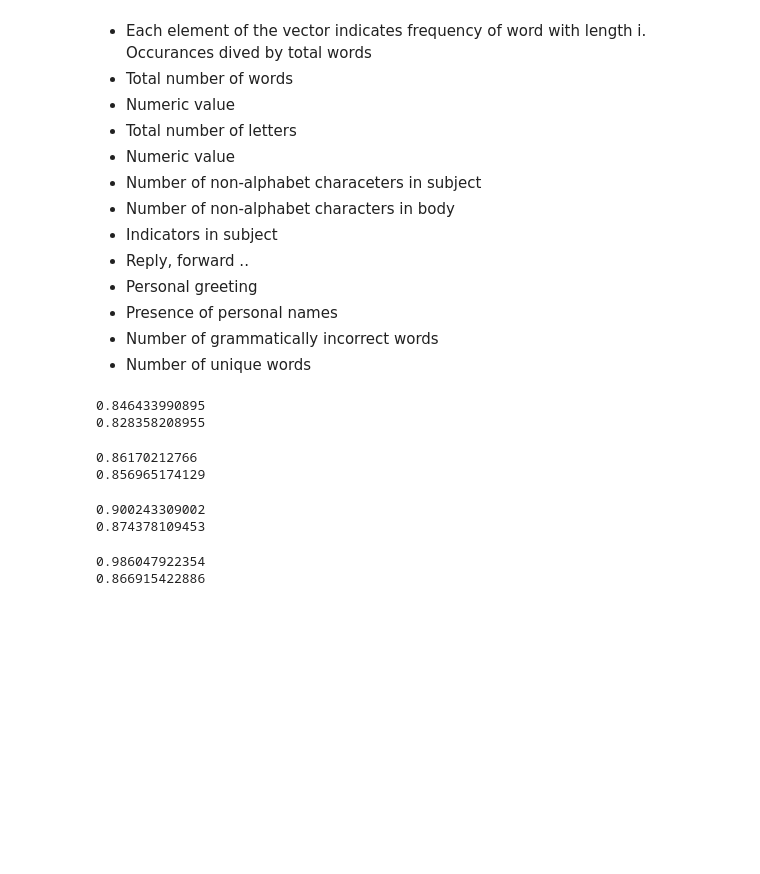
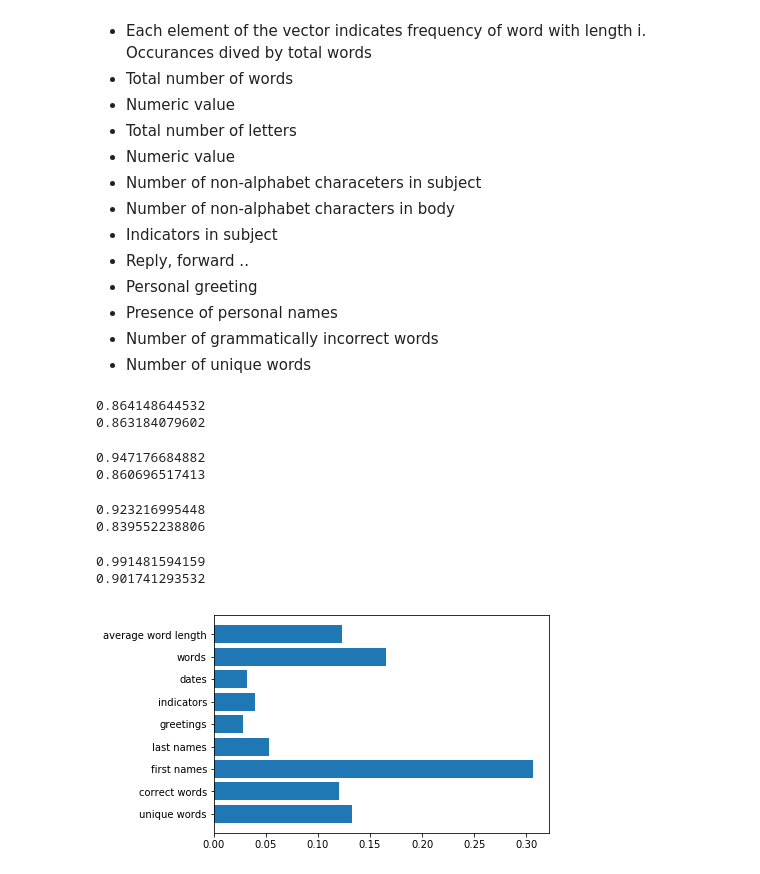
Before and after one commit to klaapbakken/AML17-ML, a Jupyter notebook: Notebook.ipynb, the cells around one changed output. Cells and saved outputs as stored; diff of their text form; code cells hidden in the pictures; blank space fills up the shorter version.

```diff
--- a/Notebook.ipynb
+++ b/Notebook.ipynb
@@ -144,6 +144,11 @@ indicator_file = os.path.join(additional_path, 'indicators.txt')
 indicators = pd.read_csv(indicator_file, header=None)
 indicators_list = indicators.iloc[:, 0]
 indicators_set = set(indicators_list)
+
+date_file = os.path.join(additional_path, 'days_months.txt')
+dates = pd.read_csv(indicator_file, header=None)
+dates_list = indicators.iloc[:, 0]
+date_set = set(indicators_list)
 # %%
 #Getting proportion of correct words
 def text_dict_check(text_dict, english_dict_set):
@@ -171,7 +176,7 @@ def personal_names_check(text_dict, english_name_set):
 # %%
 #Collecting all features in a numpy array
 def create_design_matrix(data, english_dict_set, english_name_set):
-    features = 6
+    features = 9
     observations = len(data)
     X = np.zeros((observations, features))
     for i in range(observations):
@@ -189,6 +194,15 @@ def create_design_matrix(data, english_dict_set, english_name_set):
         X[i, 4] = personal_names_check(d, greetings_set)
         #Number of indicators
         X[i, 5] = personal_names_check(d, indicators_set)
+        #Presence of days, months, holidays
+        X[i, 6] = personal_names_check(d, date_set)
+        #Number of words
+        X[i, 7] = sum(d.values())
+        #Average word length
+        av_len = 0
+        for word in d:
+            av_len += len(word)/sum(d.values())
+        X[i, 8] = av_len
     return X
 
 #Creating numpy array for response
@@ -215,8 +229,8 @@ lr = LogisticRegression().fit(X_train, Y_train)
 print(lr.score(X_train, Y_train))
 print(lr.score(X_test, Y_test))
 # %% [output]
-0.846433990895
-0.828358208955
+0.864148644532
+0.863184079602
 # %%
 from sklearn.svm import LinearSVC, NuSVC
 
@@ -225,8 +239,8 @@ svm = NuSVC(nu=0.3).fit(X_train, Y_train)
 print(svm.score(X_train, Y_train))
 print(svm.score(X_test, Y_test))
 # %% [output]
-0.86170212766
-0.856965174129
+0.947176684882
+0.860696517413
 # %%
 from sklearn.tree import DecisionTreeClassifier
 
@@ -236,16 +250,25 @@ tree.fit(X_train, Y_train)
 print(tree.score(X_train, Y_train))
 print(tree.score(X_test, Y_test))
 # %% [output]
-0.900243309002
-0.874378109453
+0.923216995448
+0.839552238806
 # %%
 from sklearn.ensemble import RandomForestClassifier
+from sklearn.metrics import average_precision_score, accuracy_score
 X_train, X_test, Y_train, Y_test = data_split(train_data)
 
-forest = RandomForestClassifier(n_estimators=10, random_state=0)
+forest = RandomForestClassifier(n_estimators=10)
 forest.fit(X_train, Y_train)
 print(forest.score(X_train, Y_train))
 print(forest.score(X_test, Y_test))
+
+n_features = X_train.shape[1]
+plt.barh(range(n_features), forest.feature_importances_, align='center')
+feature_names = ['unique words', 'correct words', 'first names', 'last names', 'greetings', 'indicators',
+                 'dates', 'words', 'average word length']
+plt.yticks(np.arange(n_features), feature_names)
+plt.show()
 # %% [output]
-0.986047922354
-0.866915422886
+0.991481594159
+0.901741293532
+[figure, added]
```
Also changed, not shown: parts of 1 cell of this notebook, 2 other files.
